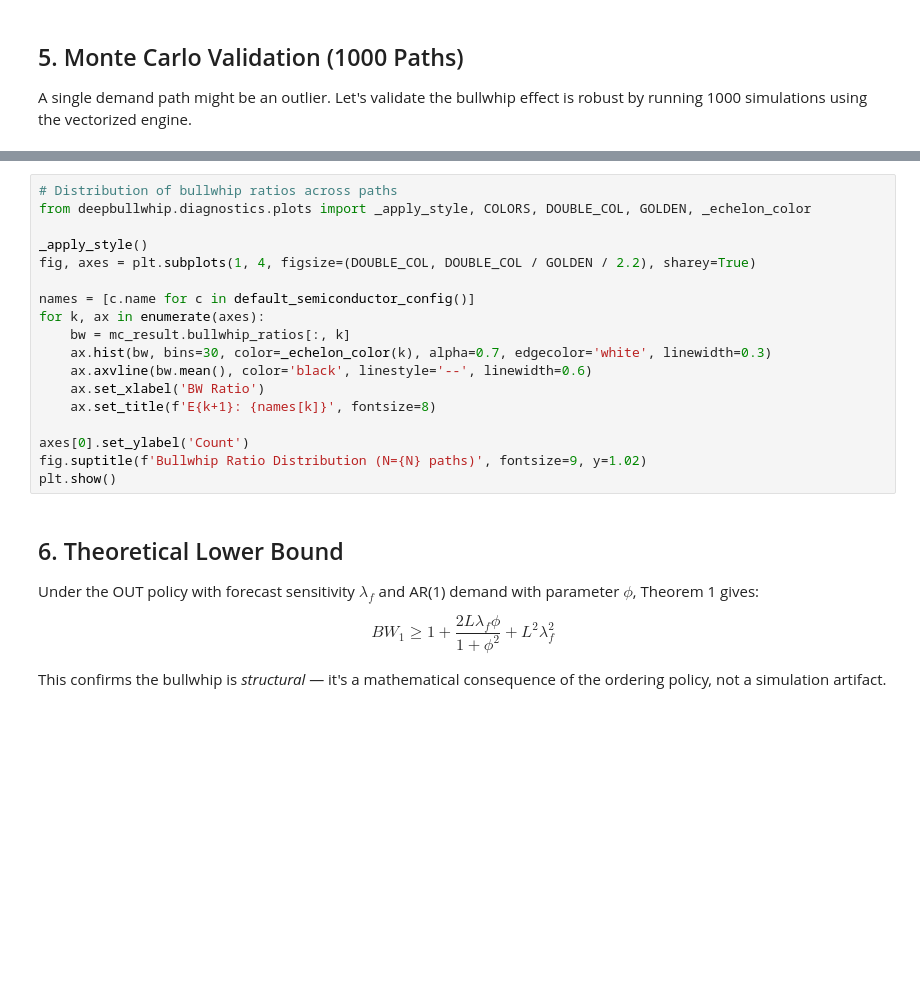
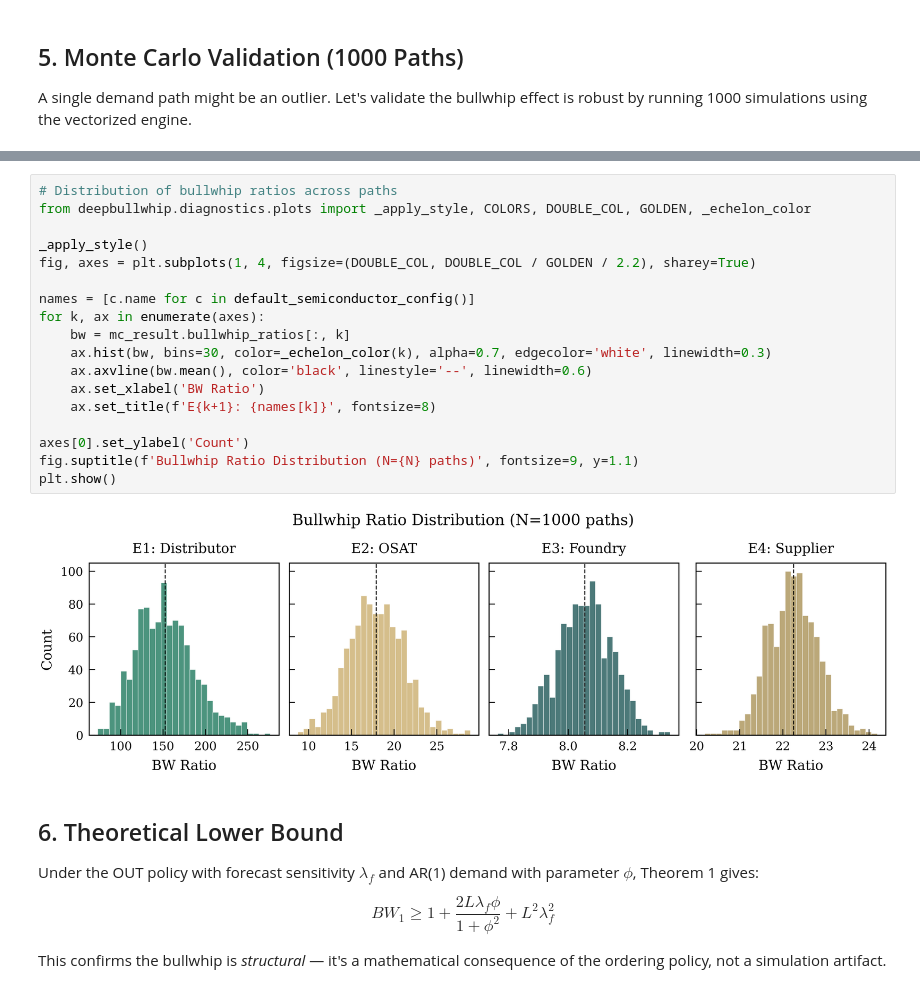
Before and after one commit to ai-vnv/deepbullwhip, a Jupyter notebook: notebooks/02_bullwhip_effect.ipynb, the cells around one changed output, grey strips where cells are left out. Saved outputs shown, nothing was run; the diff lists cells and outputs as text; blank space fills up the shorter version.

```diff
--- a/notebooks/02_bullwhip_effect.ipynb
+++ b/notebooks/02_bullwhip_effect.ipynb
@@ -189,21 +225,23 @@ print(f"\nMean cumulative BW: {mc_result.cumulative_bullwhip.mean():.1f}")
 # %%
 # Distribution of bullwhip ratios across paths
 from deepbullwhip.diagnostics.plots import _apply_style, COLORS, DOUBLE_COL, GOLDEN, _echelon_color
 
 _apply_style()
 fig, axes = plt.subplots(1, 4, figsize=(DOUBLE_COL, DOUBLE_COL / GOLDEN / 2.2), sharey=True)
 
 names = [c.name for c in default_semiconductor_config()]
 for k, ax in enumerate(axes):
     bw = mc_result.bullwhip_ratios[:, k]
     ax.hist(bw, bins=30, color=_echelon_color(k), alpha=0.7, edgecolor='white', linewidth=0.3)
     ax.axvline(bw.mean(), color='black', linestyle='--', linewidth=0.6)
     ax.set_xlabel('BW Ratio')
     ax.set_title(f'E{k+1}: {names[k]}', fontsize=8)
 
 axes[0].set_ylabel('Count')
-fig.suptitle(f'Bullwhip Ratio Distribution (N={N} paths)', fontsize=9, y=1.02)
+fig.suptitle(f'Bullwhip Ratio Distribution (N={N} paths)', fontsize=9, y=1.1)
 plt.show()
+# %% [output]
+[figure, added]
 # %% [markdown]
 ## 6. Theoretical Lower Bound
 
```
Also changed, not shown: parts of 9 cells of this notebook, 3 other files.
